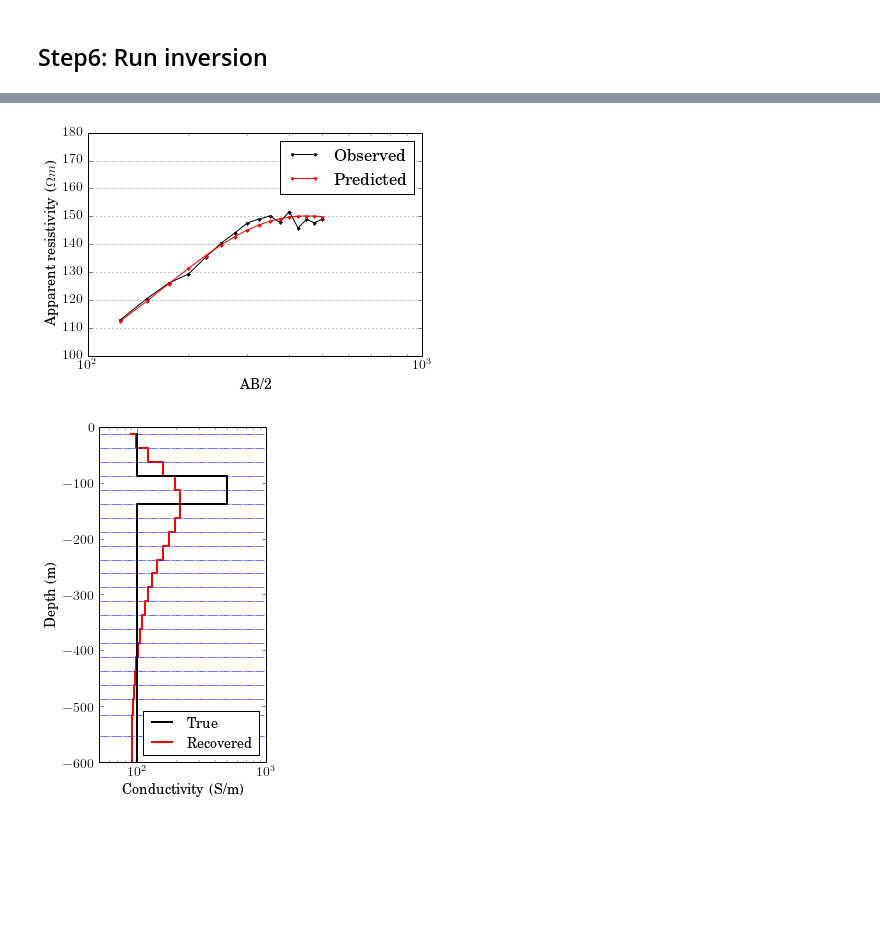
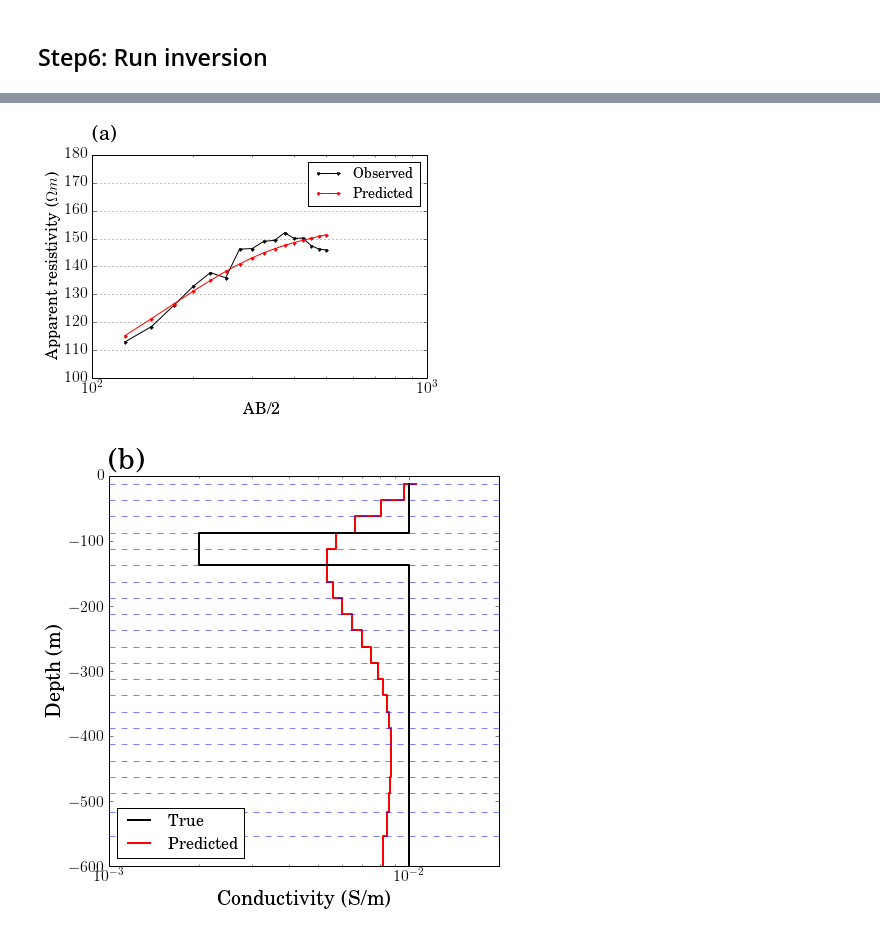
Before and after one commit to simpeg/simpeg, a Jupyter notebook: notebooks/DC_schumberger_Inv.ipynb, the cells around one changed output, grey strips where cells are left out. Saved outputs shown, nothing was run; the diff lists cells and outputs as text; code cells hidden in the pictures; blank space fills up the shorter version.

```diff
--- a/notebooks/DC_schumberger_Inv.ipynb
+++ b/notebooks/DC_schumberger_Inv.ipynb
@@ -7,8 +9,8 @@ import simpegEM.Utils as EMUtils
 # %%
 import matplotlib
 import matplotlib.pyplot as plt
-# matplotlib.rcParams.update({'font.size': 16, 'text.usetex': True, 'font.family': 'arial'})
-matplotlib.rcParams.update({'font.size': 16, 'font.family': 'arial'})
+matplotlib.rcParams.update({'font.size': 16, 'text.usetex': True, 'font.family': 'arial'})
+# matplotlib.rcParams.update({'font.size': 16, 'font.family': 'arial'})
 # %% [markdown]
 # 1D DC inversion of Schlumberger array
 # %% [markdown]
@@ -229,31 +229,35 @@ SimPEG.l2_DataMisfit is creating default weightings for Wd.
 1 : maxIter   =       7    <= iter          =      7
 ------------------------- DONE! -------------------------
 # %%
-matplotlib.rcParams.update({'font.size': 14, 'text.usetex': True, 'font.family': 'arial'})
+# matplotlib.rcParams.update({'font.size': 14, 'text.usetex': True, 'font.family': 'arial'})
 # %%
 appres = data*np.pi*b*(b+a)/a
 appres_obs = survey.dobs*np.pi*b*(b+a)/a
 appres_pred = invProb.dpred*np.pi*b*(b+a)/a
 fig, ax = plt.subplots(1,1, figsize = (6, 4))
 ax.plot(abhalf, appres_obs, 'k.-')
 ax.plot(abhalf, appres_pred, 'r.-')
 ax.set_xscale('log')
 ax.set_ylim(100., 180.)
 ax.set_xlabel('AB/2')
 ax.set_ylabel('Apparent resistivity ($\Omega m$)')
 ax.grid(True)
-ax.legend(('Observed', 'Predicted'), loc = 1)
-fig.savefig('obspred_dc1d_dat.png')
+ax.legend(('Observed', 'Predicted'), loc = 1, fontsize=14)
+ax.text(100., 185, '(a)', fontsize = 20)
+fig.savefig('obspred_dc1d_dat.png', dpi=200)
 # %% [output]
-[figure, old version]
+[figure, new version]
 # %%
-fig, ax = plt.subplots(1,1, figsize = (3, 6))
+fig, ax = plt.subplots(1,1, figsize = (7, 7))
 ax.plot(1., 1., 'k', lw = 2)
 ax.plot(1., 1., 'r', lw = 2)
-ax.legend(('True', 'Recovered'), loc = 4, fontsize = 14)
-Utils1D.plotLayer(1./(np.exp(mopt)), mesh.vectorCCz, 'log', ax = ax, **{'lw':2, 'color':'r'})
-Utils1D.plotLayer(1./(np.exp(mtrue)), mesh.vectorCCz, 'log', ax = ax, **{'lw':2})
+ax.legend(('True', 'Predicted'), loc = 3, fontsize = 16)
+Utils1D.plotLayer((np.exp(mopt)), mesh.vectorCCz, 'log', ax = ax, **{'lw':2, 'color':'r'})
+Utils1D.plotLayer((np.exp(mtrue)), mesh.vectorCCz, 'log', showlayers=True, ax = ax, **{'lw':2})
 ax.set_ylim(-600, 0)
-fig.savefig('obspred_dc1d_mod.png')
+ax.set_xlabel('Conductivity (S/m)', fontsize = 20)
+ax.set_ylabel('Depth (m)', fontsize = 20)
+ax.text(1e-3, 10., '(b)', fontsize = 30)
+fig.savefig('obspred_dc1d_mod.png', dpi=200)
 # %% [output]
-[figure, old version]
+[figure, new version]
```
Also changed, not shown: parts of 10 cells of this notebook, 6 other files.
